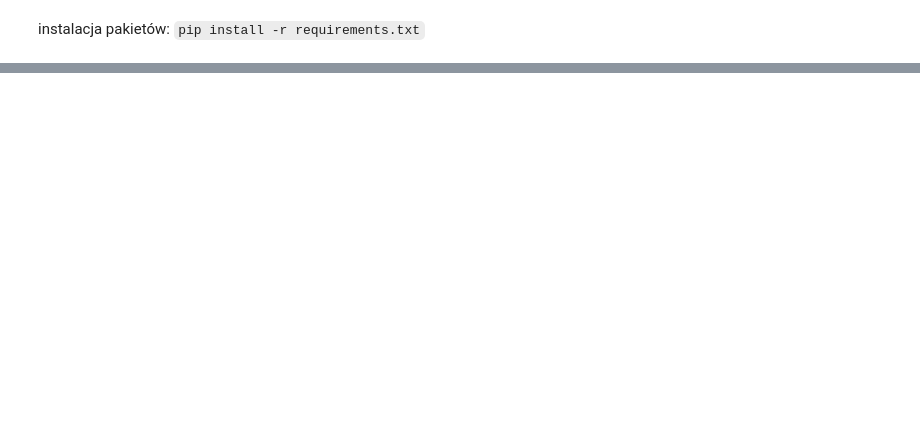
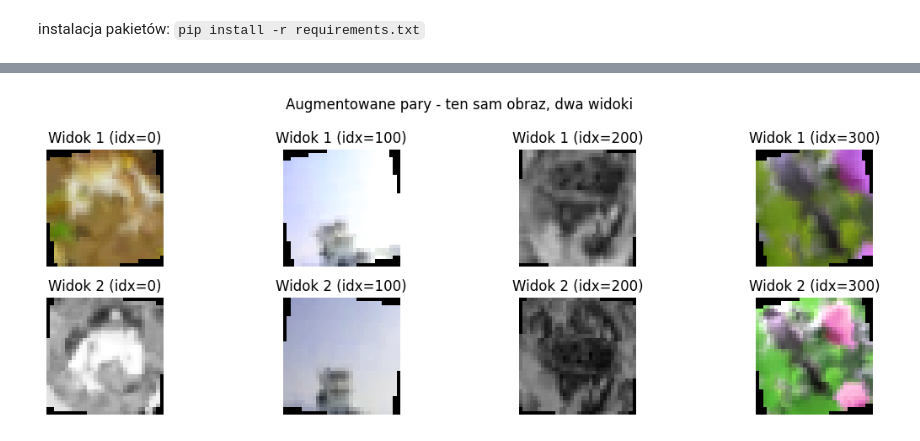
Before and after one commit to Vantom231/AIPO_T4A, a Jupyter notebook: AIPO_T4A.ipynb, the cells around one changed output, grey strips where cells are left out. Drawn from its saved outputs; the diff is of its cells as text; code cells hidden in the pictures; blank space fills up the shorter version.

```diff
--- a/AIPO_T4A.ipynb
+++ b/AIPO_T4A.ipynb
@@ -292,15 +29,0 @@ def find_similar(model, query_img, embeddings_db, images_db, k=5):
-# %%
-# Przygotuj bazę danych embeddingów
-test_set = torchvision.datasets.CIFAR10(
-    root='./data', train=False, download=True, transform=transform
-)
-test_loader = DataLoader(test_set, batch_size=100, shuffle=False)
-
-# Zbierz embeddingi i obrazy
-db_embeddings, db_labels = get_embeddings(model, test_loader, n_samples=1000)
-
-# Zbierz też surowe obrazy do wyświetlenia
-db_images = []
-for img, _ in torch.utils.data.Subset(test_set, range(1000)):
-    db_images.append(img)
-db_images = torch.stack(db_images)
@@ -423,0 +146,19 @@ Dodaj augmentacje (rotacja, flip, color jitter) i traktuj zeminione wersje jako
+# %%
+# Podgląd augmentowanych par (dwa widoki tego samego obrazu)
+def show_augmented_pairs(dataset, n=4):
+    fig, axes = plt.subplots(2, n, figsize=(12, 4))
+    for i in range(n):
+        view1, view2, idx = dataset[i * 100]
+        for row, view, label in [(0, view1, "Widok 1"), (1, view2, "Widok 2")]:
+            img = view.permute(1, 2, 0).numpy() * 0.5 + 0.5
+            img = np.clip(img, 0, 1)
+            axes[row][i].imshow(img)
+            axes[row][i].set_title(f'{label} (idx={idx})')
+            axes[row][i].axis('off')
+    plt.suptitle('Augmentowane pary - ten sam obraz, dwa widoki', fontsize=12)
+    plt.tight_layout()
+    plt.show()
+
+show_augmented_pairs(unlabeled_dataset)
+# %% [output]
+[figure, added]
```
Also changed, not shown: parts of 50 cells of this notebook.
